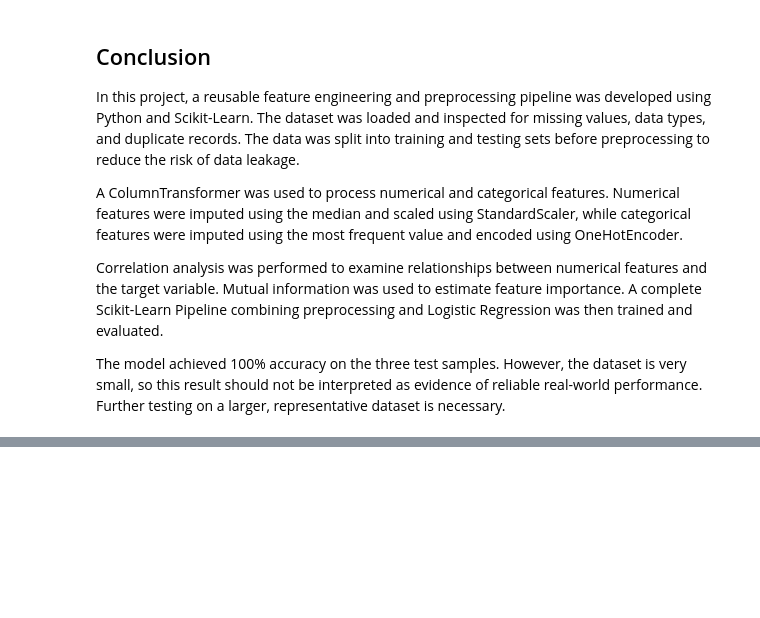
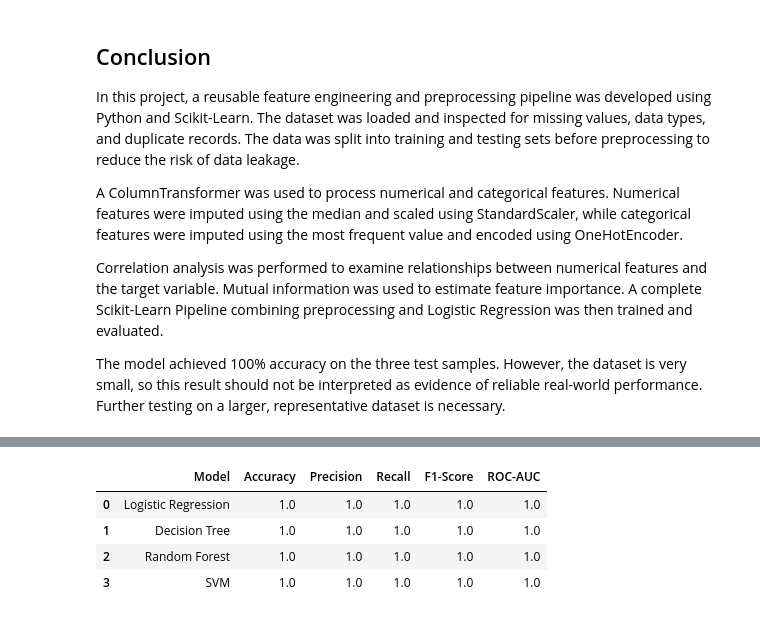
Before and after one commit to Chandanasai0302/FeatureCraft-ML, a Jupyter notebook: Feature_Engineering_Pipeline/feature_engineering_pipeline.ipynb, the cells around one changed output, grey strips where cells are left out. Cells and saved outputs as stored; diff of their text form; code cells hidden in the pictures; blank space fills up the shorter version.

```diff
--- a/Feature_Engineering_Pipeline/feature_engineering_pipeline.ipynb
+++ b/Feature_Engineering_Pipeline/feature_engineering_pipeline.ipynb
@@ -385,0 +416,92 @@ The model achieved 100% accuracy on the three test samples. However, the dataset
+# %%
+# Step 3: Train and compare four baseline models
+
+import pandas as pd
+
+from sklearn.base import clone
+from sklearn.linear_model import LogisticRegression
+from sklearn.tree import DecisionTreeClassifier
+from sklearn.ensemble import RandomForestClassifier
+from sklearn.svm import SVC
+
+from sklearn.metrics import (
+    accuracy_score,
+    precision_score,
+    recall_score,
+    f1_score,
+    roc_auc_score
+)
+
+# Define four models
+models = {
+    "Logistic Regression": LogisticRegression(
+        max_iter=1000, random_state=42
+    ),
+    "Decision Tree": DecisionTreeClassifier(
+        random_state=42
+    ),
+    "Random Forest": RandomForestClassifier(
+        n_estimators=100, random_state=42
+    ),
+    "SVM": SVC(
+        probability=True, random_state=42
+    )
+}
+
+results = []
+trained_models = {}
+
+for name, classifier in models.items():
+
+    # Clone the preprocessing pipeline so each model
+    # gets its own independent fitted preprocessor
+    pipeline = Pipeline(steps=[
+        ("preprocessor", clone(preprocessor)),
+        ("classifier", classifier)
+    ])
+
+    # Train on the training set
+    pipeline.fit(X_train, y_train)
+
+    # Predict test labels
+    predictions = pipeline.predict(X_test)
+
+    # Predict probabilities for ROC-AUC
+    probabilities = pipeline.predict_proba(X_test)[:, 1]
+
+    # Collect evaluation metrics
+    results.append({
+        "Model": name,
+        "Accuracy": accuracy_score(y_test, predictions),
+        "Precision": precision_score(
+            y_test, predictions, zero_division=0
+        ),
+        "Recall": recall_score(
+            y_test, predictions, zero_division=0
+        ),
+        "F1-Score": f1_score(
+            y_test, predictions, zero_division=0
+        ),
+        "ROC-AUC": (
+            roc_auc_score(y_test, probabilities)
+            if len(set(y_test)) == 2
+            else float("nan")
+        )
+    })
+
+    trained_models[name] = pipeline
+
+# Display the comparison table
+comparison_df = pd.DataFrame(results)
+
+display(
+    comparison_df.round(3).sort_values(
+        by="F1-Score", ascending=False
+    )
+)
+# %% [output]
+|  | Model | Accuracy | Precision | Recall | F1-Score | ROC-AUC |
+| 0 | Logistic Regression | 1.0 | 1.0 | 1.0 | 1.0 | 1.0 |
+| 1 | Decision Tree | 1.0 | 1.0 | 1.0 | 1.0 | 1.0 |
+| 2 | Random Forest | 1.0 | 1.0 | 1.0 | 1.0 | 1.0 |
+| 3 | SVM | 1.0 | 1.0 | 1.0 | 1.0 | 1.0 |
```
Also changed, not shown: parts of 4 cells of this notebook, 1 other file.
